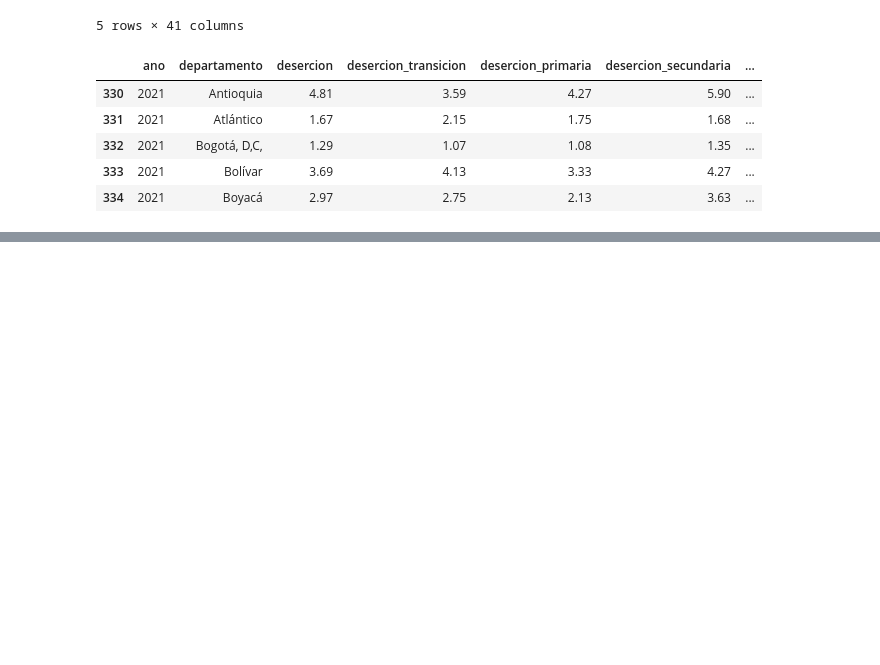
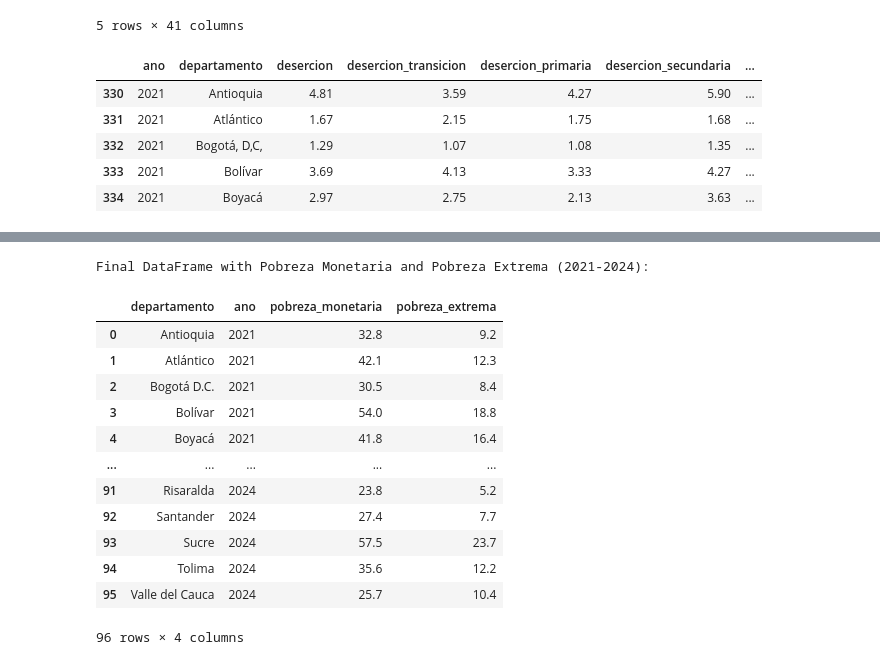
Before and after one commit to emily-escudero/Analitica-Educacion-rural, a Jupyter notebook: Entrega2EducacionRural.ipynb, the cells around one changed output, grey strips where cells are left out. Cells and saved outputs as stored; diff of their text form; code cells hidden in the pictures; blank space fills up the shorter version.

```diff
--- a/Entrega2EducacionRural.ipynb
+++ b/Entrega2EducacionRural.ipynb
@@ -64,3 +64,22 @@ display(df_deserciones_2021_2024.head())
 | 332 | 2021 | Bogotá, D,C, | 1.29 | 1.07 | 1.08 | 1.35 | ... |
 | 333 | 2021 | Bolívar | 3.69 | 4.13 | 3.33 | 4.27 | ... |
 | 334 | 2021 | Boyacá | 2.97 | 2.75 | 2.13 | 3.63 | ... |
+# %%
+import pandas as pd
+import requests
+
+# Define the raw GitHub URL for the Excel file
+excel_url = "https://github.com/emily-escudero/Analitica-Educacion-rural/raw/main/anex-pobrezadepartamental.xlsx"
+
+# Define the local path to save the Excel file
+excel_file_path = "anex-pobrezadepartamental.xlsx"
+
+# Download the Excel file
+print(f"Downloading {excel_url}...")
+response = requests.get(excel_url)
+response.raise_for_status() # Raise an HTTPError for bad responses (4xx or 5xx)
+
+with open(excel_file_path, 'wb') as f:
+    f.write(response.content)
+
+print(f"File downloaded to {excel_file_path}")
@@ -66,0 +213,27 @@ display(df_deserciones_2021_2024.head())
+# %%
+# Merge the two DataFrames
+df_pobreza_merged = pd.merge(
+    df_pobreza_monetaria,
+    df_pobreza_extrema,
+    on=['departamento', 'ano'],
+    how='inner'
+)
+
+# Display the final DataFrame
+print("Final DataFrame with Pobreza Monetaria and Pobreza Extrema (2021-2024):")
+display(df_pobreza_merged)
+# %% [output]
+Final DataFrame with Pobreza Monetaria and Pobreza Extrema (2021-2024):
+|  | departamento | ano | pobreza_monetaria | pobreza_extrema |
+| 0 | Antioquia | 2021 | 32.8 | 9.2 |
+| 1 | Atlántico | 2021 | 42.1 | 12.3 |
+| 2 | Bogotá D.C. | 2021 | 30.5 | 8.4 |
+| 3 | Bolívar | 2021 | 54.0 | 18.8 |
+| 4 | Boyacá | 2021 | 41.8 | 16.4 |
+| ... | ... | ... | ... | ... |
+| 91 | Risaralda | 2024 | 23.8 | 5.2 |
+| 92 | Santander | 2024 | 27.4 | 7.7 |
+| 93 | Sucre | 2024 | 57.5 | 23.7 |
+| 94 | Tolima | 2024 | 35.6 | 12.2 |
+| 95 | Valle del Cauca | 2024 | 25.7 | 10.4 |
+96 rows × 4 columns
```
Also changed, not shown: parts of 6 cells of this notebook.
